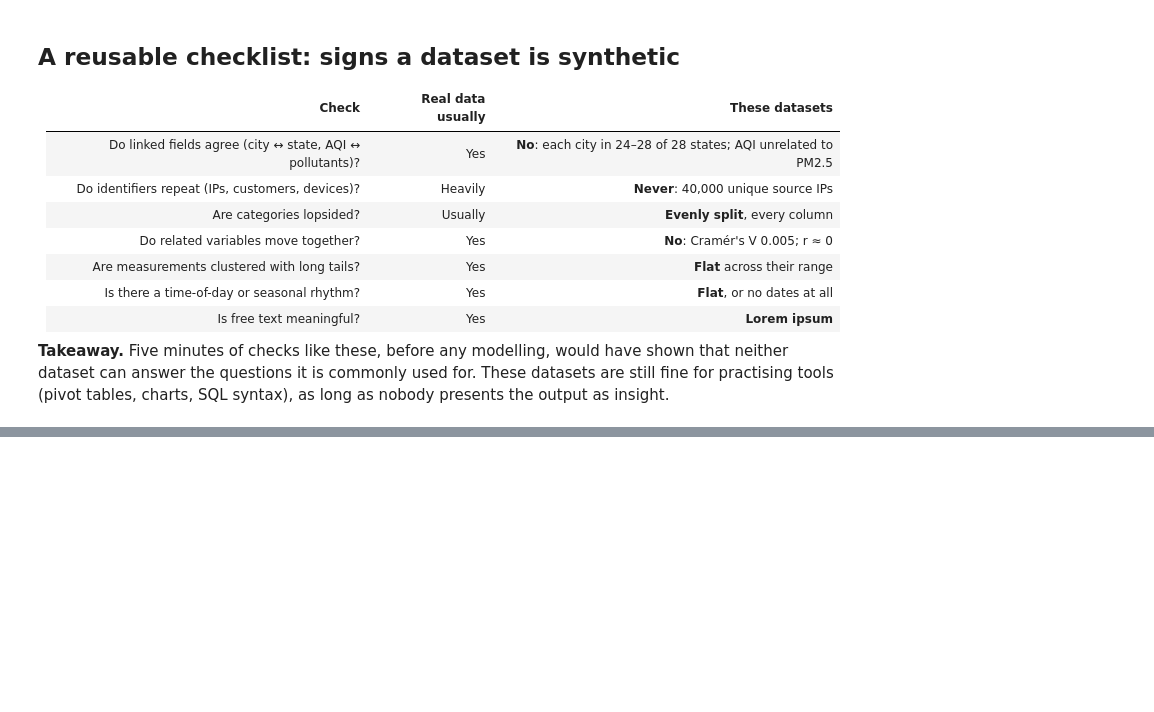
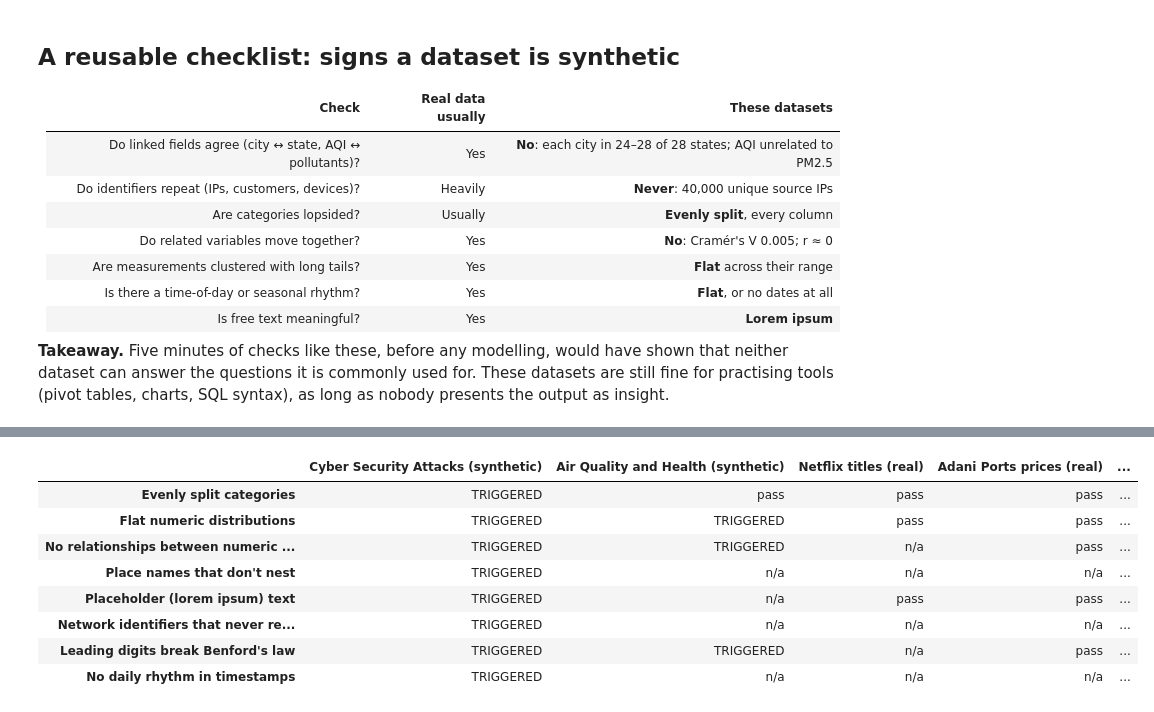
Before and after one commit to etisamhaq/Data-Analysis-Projects, a Jupyter notebook: 04-synthetic-data-sanity-check/synthetic_data_sanity_check.ipynb, the cells around one changed output, grey strips where cells are left out. Drawn from its saved outputs; the diff is of its cells as text; code cells hidden in the pictures; blank space fills up the shorter version.

Commit message:
Package synthetic-data checks as the datasanity library and CLI, validated on real data

```diff
--- a/04-synthetic-data-sanity-check/synthetic_data_sanity_check.ipynb
+++ b/04-synthetic-data-sanity-check/synthetic_data_sanity_check.ipynb
@@ -235,0 +250,15 @@ tables, charts, SQL syntax), as long as nobody presents the output as insight.
+# %%
+from pathlib import Path
+
+from datasanity import check_file
+
+files = {
+    'Cyber Security Attacks (synthetic)': 'data/cybersecurity_attacks.csv.gz',
+    'Air Quality and Health (synthetic)': 'data/air_quality_health_impact_data.csv.gz',
+    'Netflix titles (real)': '../01-netflix-content-strategy/netflix_titles.csv',
+    'Adani Ports prices (real)': '../02-adani-ports-stock-analysis/ADANIPORTS.csv',
+    'NBA box scores (real)': '../03-nba-winning-performances/data/TeamStatistics.csv',
+}
+reports = {name: check_file(path) for name, path in files.items() if Path(path).exists()}
+pd.DataFrame([{'dataset': name, 'rows': r.rows, 'checks applicable': sum(c.applicable for c in r.results),
+               'checks triggered': len(r.triggered), 'verdict': r.verdict} for name, r in reports.items()]).set_index('dataset')
@@ -235,0 +273,14 @@ tables, charts, SQL syntax), as long as nobody presents the output as insight.
+# %%
+# Which checks fired, dataset by dataset
+pd.DataFrame({name: {c.check: ('TRIGGERED' if c.triggered else 'pass' if c.applicable else 'n/a') for c in r.results}
+              for name, r in reports.items()})
+# %% [output]
+|  | Cyber Security Attacks (synthetic) | Air Quality and Health (synthetic) | Netflix titles (real) | Adani Ports prices (real) | ... |
+| Evenly split categories | TRIGGERED | pass | pass | pass | ... |
+| Flat numeric distributions | TRIGGERED | TRIGGERED | pass | pass | ... |
+| No relationships between numeric ... | TRIGGERED | TRIGGERED | n/a | pass | ... |
+| Place names that don't nest | TRIGGERED | n/a | n/a | n/a | ... |
+| Placeholder (lorem ipsum) text | TRIGGERED | n/a | pass | pass | ... |
+| Network identifiers that never re... | TRIGGERED | n/a | n/a | n/a | ... |
+| Leading digits break Benford's law | TRIGGERED | TRIGGERED | n/a | pass | ... |
+| No daily rhythm in timestamps | TRIGGERED | n/a | n/a | n/a | ... |
```
Also changed, not shown: parts of 3 cells of this notebook, 9 other files.
